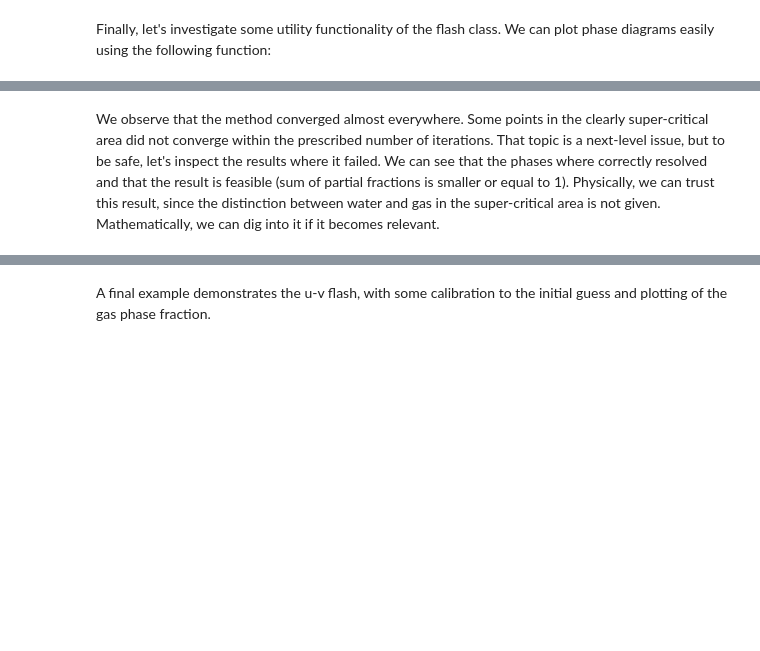
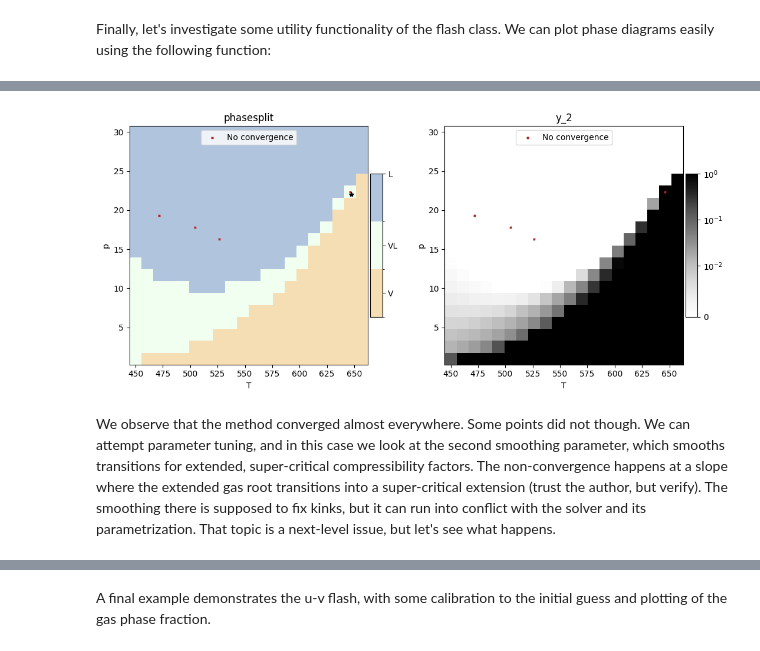
Before and after one commit to pmgbergen/porepy, a Jupyter notebook: tutorials/flash.ipynb, the cells around one changed output, grey strips where cells are left out. Saved outputs shown, nothing was run; the diff lists cells and outputs as text; code cells hidden in the pictures; blank space fills up the shorter version.

```diff
--- a/tutorials/flash.ipynb
+++ b/tutorials/flash.ipynb
@@ -428,6 +443,8 @@ We take what we can get out of it (try it in standalone Python!).
 Finally, let's investigate some utility functionality of the flash class.
 We can plot phase diagrams easily using the following function:
 # %%
+import matplotlib.colors as mpc
+
 N = 100
 N = 20
 p = np.linspace(1e6, 30e6, N)
@@ -435,23 +452,23 @@ T = np.linspace(450.0, h2o.critical_temperature + 10.0, N)
 z = [0.99, 0.01]
 
 params["solver_params"]["max_iterations"] = 150
-params["solver_params"]["armijo_decline"] = 1e-3
 params["solver_params"]["npipm_penalty_cc"] = 1.0
-params["solver_params"]["npipm_penalty_negnalty_negnalty_neg"] = 10.0
-params["solver_params"]["tolerance"] = 1e-8
-params["gen_arg_params"] = [1e-4, 1e-8]
-
+params["solver_params"]["npipm_penalty_neg"] = 1.0
 
 fig_pT, result_pT = flash1.plot_phase_diagram(
     pc.FlashSpec.pT,
     p,
     T,
     z,
-    "phasesplit",
+    ["phasesplit", "y_2"],
     params=params,
     ytransform=lambda y: y / 1e6,  # Convert Pa to MPa
     eps=1e-7,  # Avoid fuzzy phase borders because of floating points.
     show_not_converged=True,
+    plotkwargs={  # cmap and norm do not apply to phasesplit. It has a special treatment.
+        "cmap": "Greys",
+        "norm": mpc.SymLogNorm(1e-2, vmin=0, vmax=1),
+    },
 )
 
 # Fetch axes and mark the critical point of water.
@@ -460,17 +477,22 @@ ax.plot(h2o.critical_temperature, h2o.critical_pressure / 1e6, "*k", markersize=
 
 not_converged = ~result_pT.converged
 if np.any(not_converged):
-    NN = int(N**2)
-    report = [
-        (p_, T_, e)
-        for p_, T_, e in zip(
-            result_pT.p[not_converged],
-            result_pT.T[not_converged],
-            result_pT.exitcode[not_converged],
+    print(f"Not converged: {not_converged.sum()} / {N**2}")
+    print(
+        "Max iter / stationary / Diverged:",
+        result_pT.max_iter_reached.sum(),
+        "/",
+        result_pT.stationary.sum(),
+        "/",
+        (result_pT.exitcode >= 3).sum(),
+    )
+    print(
+        list(
+            zip(
+                result_pT.p[not_converged],
+                result_pT.T[not_converged],
+                result_pT.exitcode_parsed[not_converged],
+            )
         )
-    ]
-    print(f"Not converged: {not_converged.sum()} / {NN}")
-    print(f"Maximum iterations reached: {result_pT.max_iter_reached.sum()} / {NN}")
-    print(f"Diverged/ Failure: {(result_pT.exitcode >= 2).sum()} / {NN}")
-    print(report)
+    )
 # %% [output]
@@ -479,7 +505,8 @@ if np.any(not_converged):
+[figure, added]
 # %% [markdown]
-We observe that the method converged almost everywhere. Some points in the clearly super-critical area did not converge within the prescribed number of iterations.
-That topic is a next-level issue, but to be safe, let's inspect the results where it failed.
-We can see that the phases where correctly resolved and that the result is feasible (sum of partial fractions is smaller or equal to 1).
-Physically, we can trust this result, since the distinction between water and gas in the super-critical area is not given.
-Mathematically, we can dig into it if it becomes relevant.
+We observe that the method converged almost everywhere. Some points did not though.
+We can attempt parameter tuning, and in this case we look at the second smoothing parameter, which smooths transitions for extended, super-critical compressibility factors.
+The non-convergence happens at a slope where the extended gas root transitions into a super-critical extension (trust the author, but verify).
+The smoothing there is supposed to fix kinks, but it can run into conflict with the solver and its parametrization.
+That topic is a next-level issue, but let's see what happens.
 # %%
```
Also changed, not shown: parts of 16 cells of this notebook, 17 other files.
